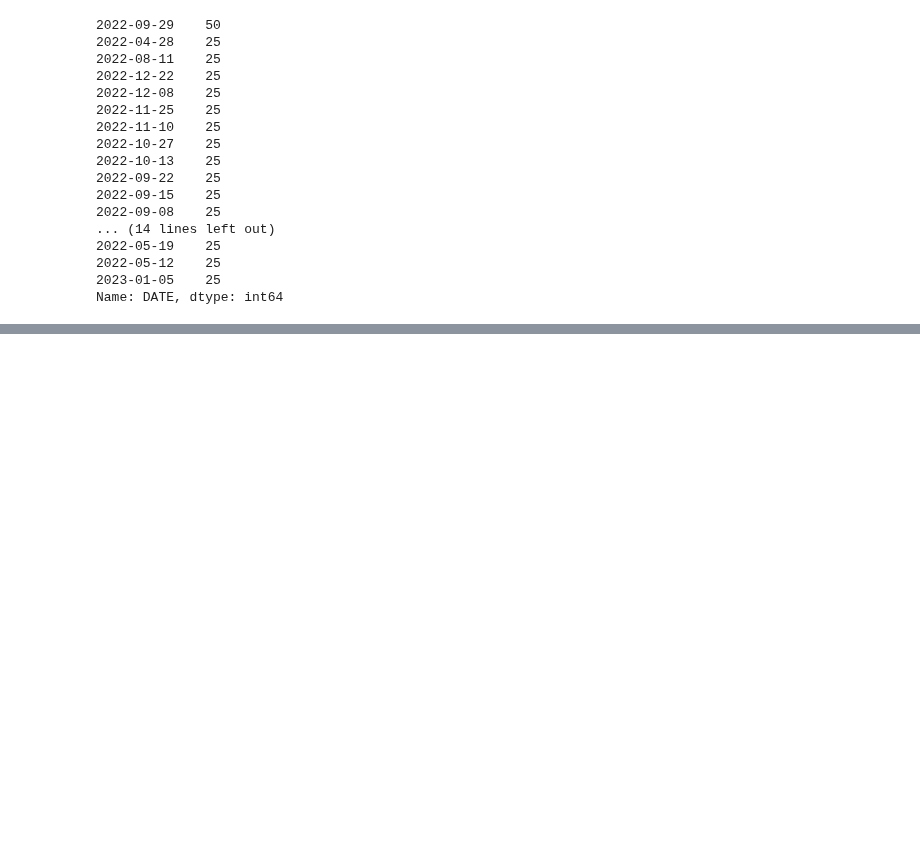
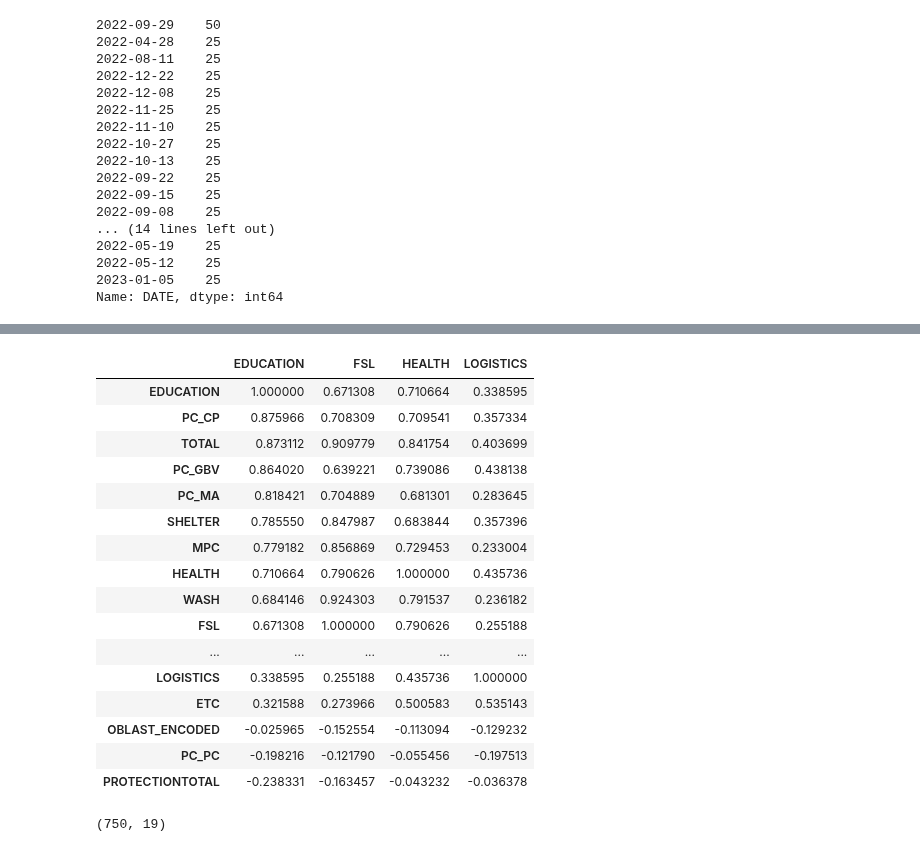
Before and after one commit to reo113/GuideHouse_Project, a Jupyter notebook: guidehouse.ipynb, the cells around one changed output, grey strips where cells are left out. Saved outputs shown, nothing was run; the diff lists cells and outputs as text; code cells hidden in the pictures; blank space fills up the shorter version.

```diff
--- a/guidehouse.ipynb
+++ b/guidehouse.ipynb
@@ -34,7 +35,7 @@ def cleanColumn(name):
     return clean_name
 # %%
 #using csv and xlsx
-csv_dir = '/Users/yanakuzmina/Desktop/quote/ukraine_data_excel'
+csv_dir = 'ukraine_data_excel'
 # %%
 #using xlsx
 sheet1_df = []
@@ -375,0 +378,22 @@ model = LinearRegression()
+# %%
+#Education, FSL, Health, Logistics
+column_corr = ['EDUCATION', 'FSL', 'HEALTH', 'LOGISTICS']
+df_encode.corr()[column_corr].sort_values(by = 'EDUCATION', ascending=False)
+# %% [output]
+|  | EDUCATION | FSL | HEALTH | LOGISTICS |
+| EDUCATION | 1.000000 | 0.671308 | 0.710664 | 0.338595 |
+| PC_CP | 0.875966 | 0.708309 | 0.709541 | 0.357334 |
+| TOTAL | 0.873112 | 0.909779 | 0.841754 | 0.403699 |
+| PC_GBV | 0.864020 | 0.639221 | 0.739086 | 0.438138 |
+| PC_MA | 0.818421 | 0.704889 | 0.681301 | 0.283645 |
+| SHELTER | 0.785550 | 0.847987 | 0.683844 | 0.357396 |
+| MPC | 0.779182 | 0.856869 | 0.729453 | 0.233004 |
+| HEALTH | 0.710664 | 0.790626 | 1.000000 | 0.435736 |
+| WASH | 0.684146 | 0.924303 | 0.791537 | 0.236182 |
+| FSL | 0.671308 | 1.000000 | 0.790626 | 0.255188 |
+| ... | ... | ... | ... | ... |
+| LOGISTICS | 0.338595 | 0.255188 | 0.435736 | 1.000000 |
+| ETC | 0.321588 | 0.273966 | 0.500583 | 0.535143 |
+| OBLAST_ENCODED | -0.025965 | -0.152554 | -0.113094 | -0.129232 |
+| PC_PC | -0.198216 | -0.121790 | -0.055456 | -0.197513 |
+| PROTECTIONTOTAL | -0.238331 | -0.163457 | -0.043232 | -0.036378 |
@@ -376 +406,5 @@ model = LinearRegression()
+# %%
+X_education.shape
+# %% [output]
+(750, 19)
 # %%
```
Also changed, not shown: parts of 44 cells of this notebook.
